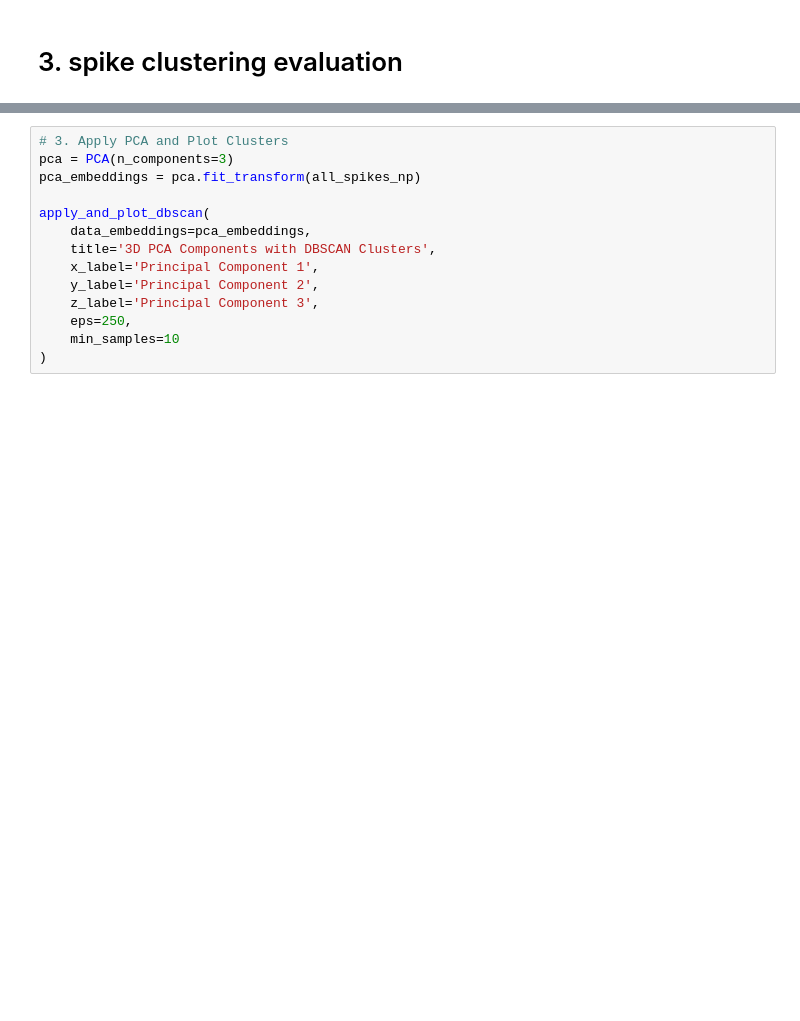
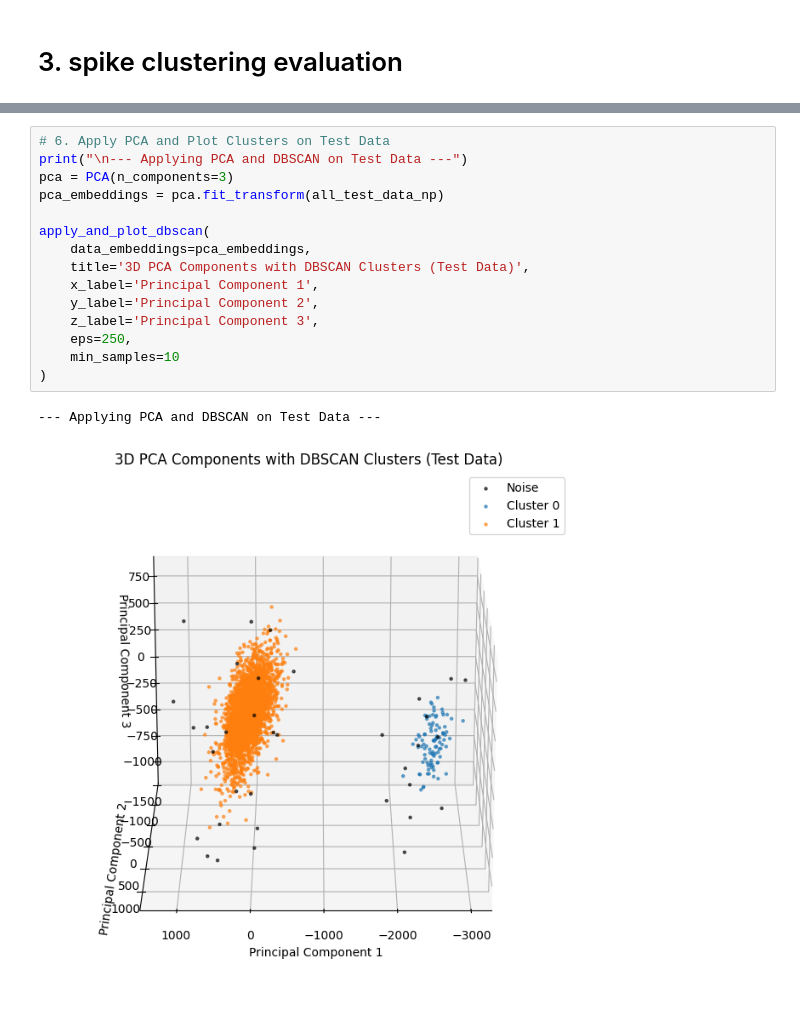
Before and after one commit to henryxcham/spike_detection_classification, a Jupyter notebook: notebooks/03_spike_clustering_evaluation.ipynb, the cells around one changed output, grey strips where cells are left out. Drawn from its saved outputs; the diff is of its cells as text; blank space fills up the shorter version.

```diff
--- a/notebooks/03_spike_clustering_evaluation.ipynb
+++ b/notebooks/03_spike_clustering_evaluation.ipynb
@@ -43,14 +105,18 @@ apply_and_plot_dbscan(
 # %%
-# 3. Apply PCA and Plot Clusters
+# 6. Apply PCA and Plot Clusters on Test Data
+print("\n--- Applying PCA and DBSCAN on Test Data ---")
 pca = PCA(n_components=3)
-pca_embeddings = pca.fit_transform(all_spikes_np)
+pca_embeddings = pca.fit_transform(all_test_data_np)
 
 apply_and_plot_dbscan(
     data_embeddings=pca_embeddings,
-    title='3D PCA Components with DBSCAN Clusters',
+    title='3D PCA Components with DBSCAN Clusters (Test Data)',
     x_label='Principal Component 1',
     y_label='Principal Component 2',
     z_label='Principal Component 3',
     eps=250,
     min_samples=10
 )
+# %% [output]
+--- Applying PCA and DBSCAN on Test Data ---
+[figure, added]
```
Also changed, not shown: parts of 6 cells of this notebook, 11 other files.
